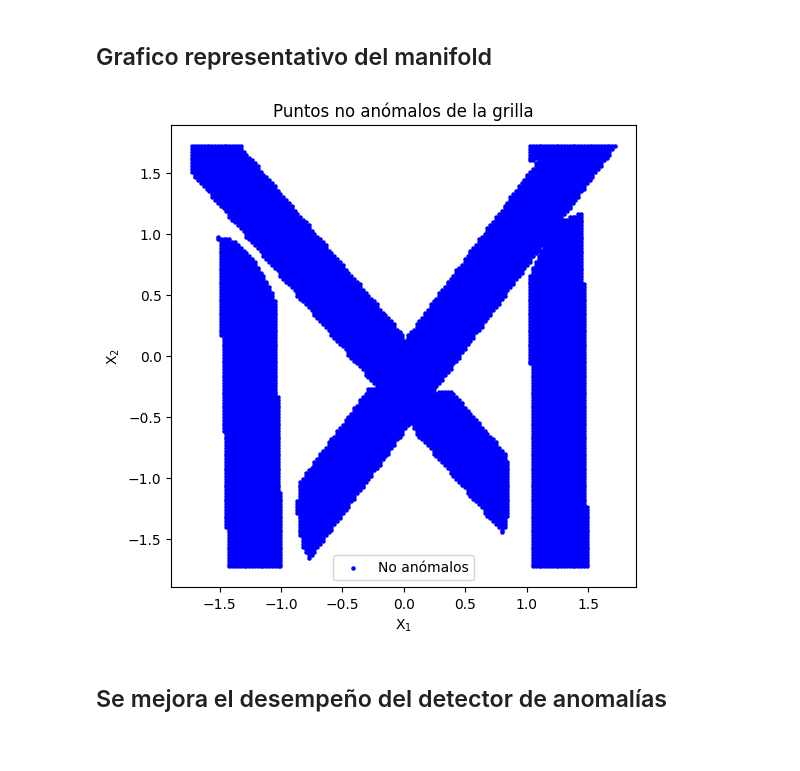
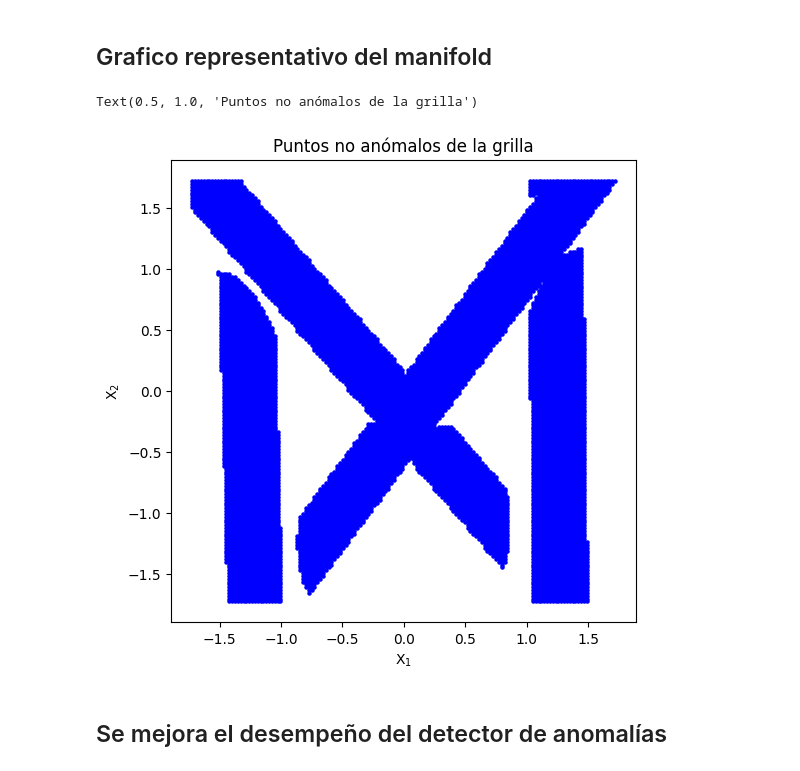
Before and after one commit to Jsar9/Signal-Processing-Workshop, a Jupyter notebook: TPs/TP7/TP7_SARMIENTO_104241.ipynb, the cells around one changed output. Cells and saved outputs as stored; diff of their text form; code cells hidden in the pictures.

```diff
--- a/TPs/TP7/TP7_SARMIENTO_104241.ipynb
+++ b/TPs/TP7/TP7_SARMIENTO_104241.ipynb
@@ -563,36 +563,35 @@ errors = []
 for point in grid_points:
 
     #Se asigna un cluster al punto de la grilla
     cluster = em_model.predict(point.reshape(1, -1))[0]
 
     #Se selecciona el pca correspondiente a dicho cluster
     pca = pcas[cluster]
 
     #Se proyecta sobre k=1
     U = pca.transform(point.reshape(1, -1))
 
     #Se reconstruye el punto
     X_r = pca.inverse_transform(U)
 
     #Se carga el error cuadrático de la reconstruccion
     errors.append(np.sum((point - X_r) ** 2))
 
 errors = np.array(errors)
 
 threshold = 0.05
 not_anomalies = grid_points[errors <= threshold]
 
 
 plt.figure(figsize=(6,6))
 plt.scatter(not_anomalies[:,0], not_anomalies[:,1],
             s=5, c='blue', label='No anómalos')
 plt.xlabel(r'$\text{X}_1$')
 plt.ylabel(r'$\text{X}_2$')
 plt.title('Puntos no anómalos de la grilla')
-plt.legend()
-plt.show()
 # %% [output]
+Text(0.5, 1.0, 'Puntos no anómalos de la grilla')
-[figure, old version]
+[figure, new version]
 # %% [markdown]
 ## Se mejora el desempeño del detector de anomalías
 # %%
```
Also changed, not shown: parts of 2 cells of this notebook.
